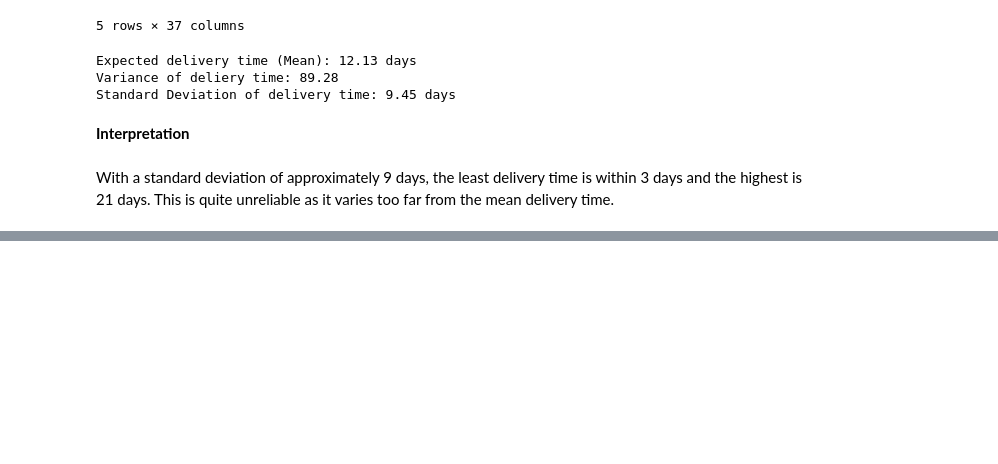
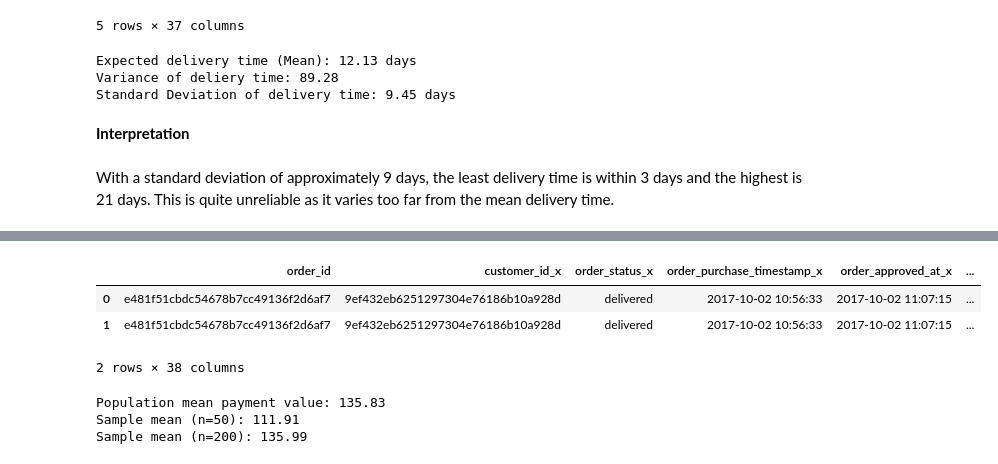
Before and after one commit to Olajcodes/abioye_olajide_tasks, a Jupyter notebook: week_nine/probability_code.ipynb, the cells around one changed output, grey strips where cells are left out. Drawn from its saved outputs; the diff is of its cells as text; code cells hidden in the pictures; blank space fills up the shorter version.

```diff
--- a/week_nine/probability_code.ipynb
+++ b/week_nine/probability_code.ipynb
@@ -671,0 +701,26 @@ With a standard deviation of approximately 9 days, the least delivery time is wi
+# %%
+orders_payment_reviews.head(2)
+# %% [output]
+|  | order_id | customer_id_x | order_status_x | order_purchase_timestamp_x | order_approved_at_x | ... |
+| 0 | e481f51cbdc54678b7cc49136f2d6af7 | 9ef432eb6251297304e76186b10a928d | delivered | 2017-10-02 10:56:33 | 2017-10-02 11:07:15 | ... |
+| 1 | e481f51cbdc54678b7cc49136f2d6af7 | 9ef432eb6251297304e76186b10a928d | delivered | 2017-10-02 10:56:33 | 2017-10-02 11:07:15 | ... |
+2 rows × 38 columns
+# %%
+# Population mean (true mean from entire dataset)
+pop_mean_payment = orders_payment_reviews["payment_value_y"].mean()
+
+# Let's take a random sample of 50 orders
+sample_50 = orders_payment_reviews["payment_value_y"].sample(50, random_state=42)
+sample_mean_50 = sample_50.mean()
+
+# Take a random sample of 200 orders
+sample_200 = orders_payment_reviews["payment_value_y"].sample(200, random_state=42)
+sample_mean_200 = sample_200.mean()
+
+print("Population mean payment value:", round(pop_mean_payment, 2))
+print("Sample mean (n=50):", round(sample_mean_50, 2))
+print("Sample mean (n=200):", round(sample_mean_200, 2))
+# %% [output]
+Population mean payment value: 135.83
+Sample mean (n=50): 111.91
+Sample mean (n=200): 135.99
```
Also changed, not shown: parts of 14 cells of this notebook.
